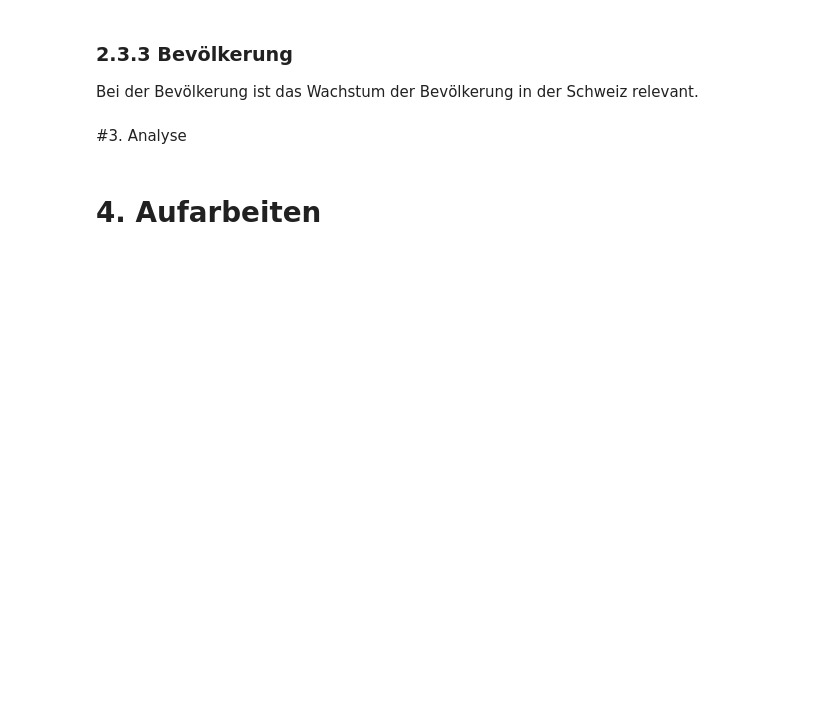
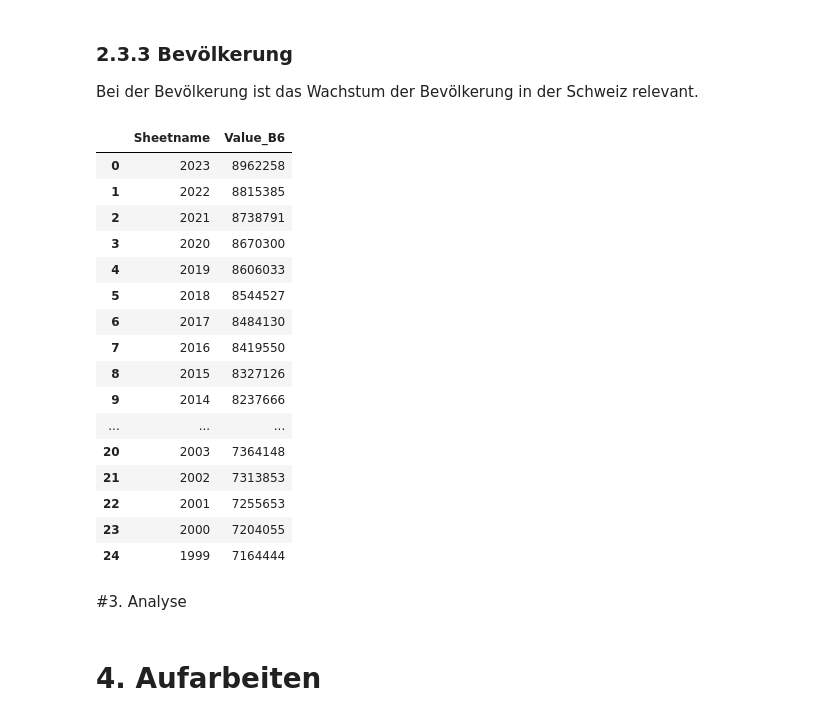
Before and after one commit to matwirabc/binaproject, a Jupyter notebook: bina_aggregate.ipynb, the cells around one changed output. Cells and saved outputs as stored; diff of their text form; code cells hidden in the pictures; blank space fills up the shorter version.

Commit message:
Adjusted Datasets - 18.05.2025

```diff
--- a/bina_aggregate.ipynb
+++ b/bina_aggregate.ipynb
@@ -187,2 +258,0 @@ Für die Analyse der Flugnutzung durch die Schweizer Wohnbevölkerung ist es sin
-# %%
-df = df.drop(columns=['1'])
@@ -192,24 +305,41 @@ KeyError: "['1'] not found in axis"
 ### 2.3.3 Bevölkerung
 Bei der Bevölkerung ist das Wachstum der Bevölkerung in der Schweiz relevant.
 # %%
-# Map path to Excel file on Google Drive
-file_path = "/content/drive/MyDrive/Dataset_BINA/Population.xlsx"
+#load with "header = None", for reverence to fixed table reference b6
+df_population = pd.read_excel("/content/drive/MyDrive/Dataset_BINA/Population.xlsx",
+                              sheet_name = None,
+                              header = None)
 
-# Step 1: Load all sheets without header
-all_sheets = pd.read_excel(file_path, sheet_name=None, header=None)
-
-# Step 2: Extract cell B6 from each sheet (corresponds to row 6, column 2 → [5, 1])
+# Extract cell B6 from each sheet (corresponds to row 6, column 2 → [5, 1])
 result = {}
 
-for sheet_name, df in all_sheets.items():
+for sheet_name, df in df_population.items():
     try:
         result[sheet_name] = df.iloc[5, 1]
     except Exception as e:
-        result[sheet_name] = None  # oder: f"Fehler: {e}"
+        result[sheet_name] = None
 
-# Step 3: Display results as DataFrame
-#df_b6 = pd.DataFrame(result.items(), columns=["Sheetname", "Wert_B6"])
-#df_b6
+# Show results
+df_population_adj = pd.DataFrame(result.items(), columns=["Sheetname", "Value_B6"])
+df_population_adj
+# %% [output]
+|  | Sheetname | Value_B6 |
+| 0 | 2023 | 8962258 |
+| 1 | 2022 | 8815385 |
+| 2 | 2021 | 8738791 |
+| 3 | 2020 | 8670300 |
+| 4 | 2019 | 8606033 |
+| 5 | 2018 | 8544527 |
+| 6 | 2017 | 8484130 |
+| 7 | 2016 | 8419550 |
+| 8 | 2015 | 8327126 |
+| 9 | 2014 | 8237666 |
+| ... | ... | ... |
+| 20 | 2003 | 7364148 |
+| 21 | 2002 | 7313853 |
+| 22 | 2001 | 7255653 |
+| 23 | 2000 | 7204055 |
+| 24 | 1999 | 7164444 |
 # %% [markdown]
 #3. Analyse
 # %% [markdown]
```
Also changed, not shown: parts of 8 cells of this notebook.
